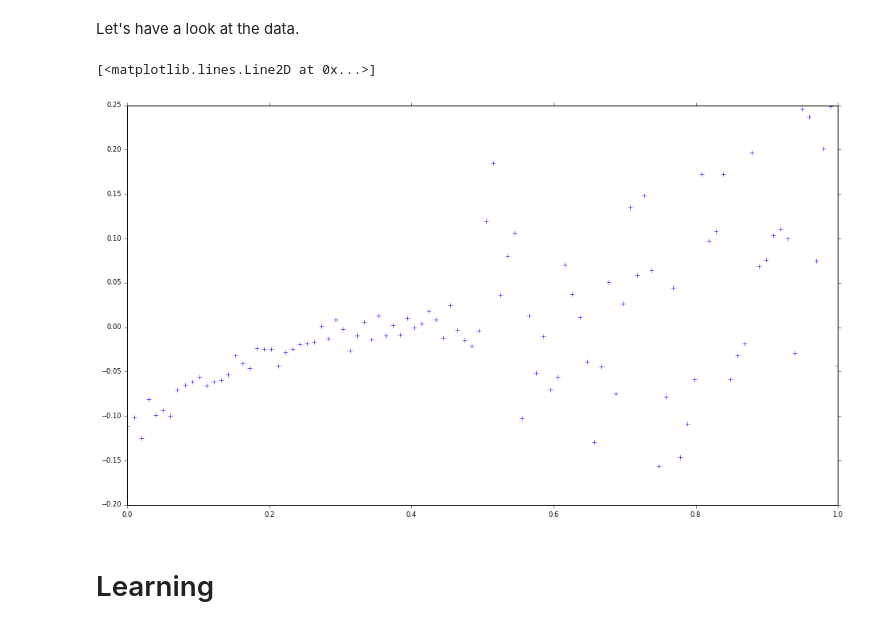
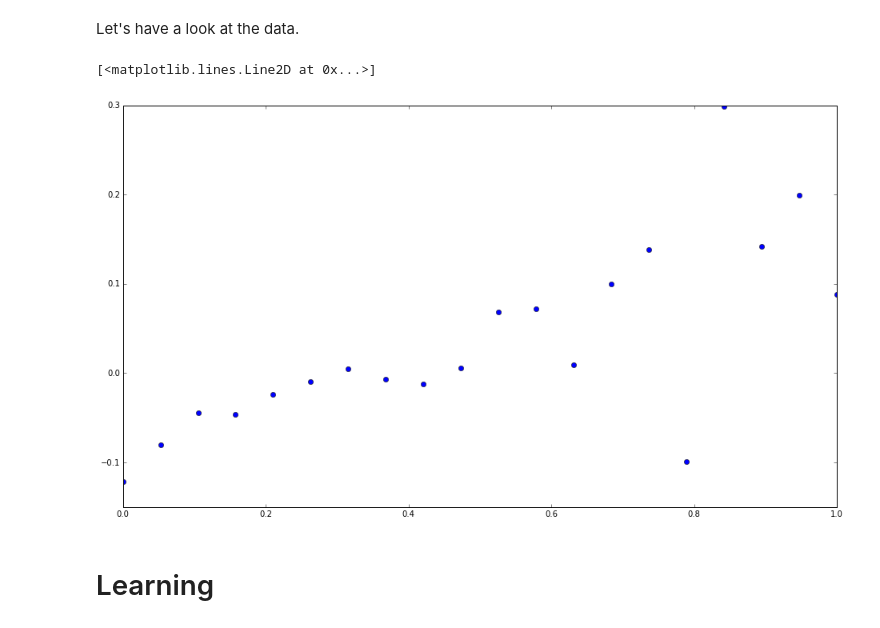
Before and after one commit to breze-no-salt/breze, a Jupyter notebook: notebooks/supervised/Gaussian process on toy data.ipynb, the cells around one changed output. Cells and saved outputs as stored; diff of their text form; code cells hidden in the pictures.

```diff
--- a/notebooks/supervised/Gaussian process on toy data.ipynb
+++ b/notebooks/supervised/Gaussian process on toy data.ipynb
@@ -9,7 +14,7 @@ Make Data
 
 We will generate a data set with homoscedastic noise. GPs are not well suited for that, but the man will be learned ok anyways.
 # %%
-X = np.linspace(0, 1, 100)[:, np.newaxis]
+X = np.linspace(0, 1, 20)[:, np.newaxis]
 Z = (X - 0.5)**3 + np.random.normal(0, 0.01, (X.shape[0], 1))
 Z[np.where(X > 0.5)] += np.random.normal(0, 0.1, np.where(X > 0.5)[0].size)
 
@@ -19,10 +24,10 @@ Let's have a look at the data.
 # %%
 fig = plt.figure(figsize=(16, 9))
 ax = fig.add_subplot(111)
-ax.plot(X[:, 0], Z[:, 0], '+')
+ax.plot(X[:, 0], Z[:, 0], 'o')
 # %% [output]
 [<matplotlib.lines.Line2D at 0x...>]
-[figure, old version]
+[figure, new version]
 # %% [markdown]
 Learning
 ========
```
Also changed, not shown: parts of 1 cell of this notebook, 3 other files.
